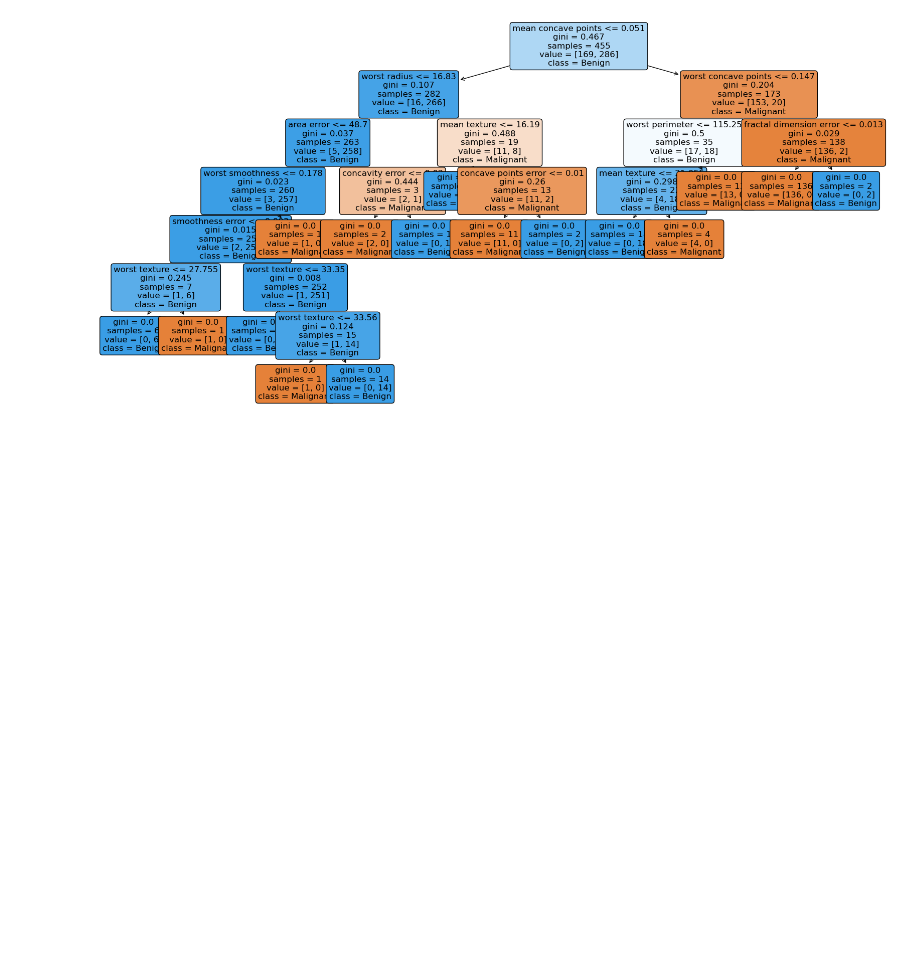
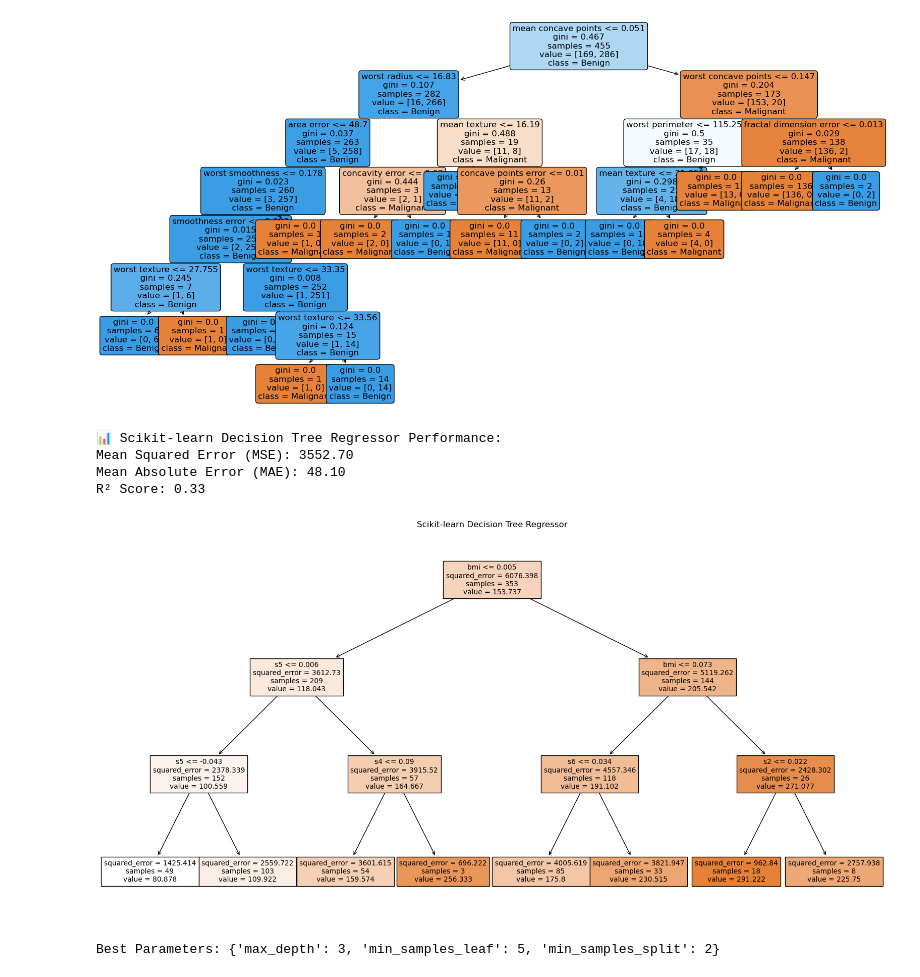
Before and after one commit to Liujiashu2018/decision_tree_from_scratch, a Jupyter notebook: decision_tree.ipynb, the cells around one changed output. Cells and saved outputs as stored; diff of their text form; code cells hidden in the pictures; blank space fills up the shorter version.

Commit message:
update model

```diff
--- a/classification_tree.ipynb
+++ b/decision_tree.ipynb
@@ -333,3 +339,58 @@ plot_tree(
 plt.show()
 # %% [output]
 [figure]
+# %%
+diabetes = load_diabetes()
+# print(pd.isna(diabetes)) # check NA values
+data_reg = pd.DataFrame(data=diabetes.data, columns=diabetes.feature_names)
+data_reg['target'] = diabetes.target
+# Split data into test and train
+X = data_reg.iloc[:, :-1]
+y = data_reg['target']
+X_train, X_test, y_train, y_test = train_test_split(X, y, test_size=0.2, random_state=42)
+# Prediction using Sklearn
+sklearn_tree = DecisionTreeRegressor(criterion='squared_error', max_depth=3, min_samples_split=2)
+sklearn_tree.fit(X_train, y_train)
+sklearn_predictions = sklearn_tree.predict(X_test)
+
+# Evaluate the model
+mse = mean_squared_error(y_test, sklearn_predictions)
+mae = mean_absolute_error(y_test, sklearn_predictions)
+r2 = r2_score(y_test, sklearn_predictions)
+
+print("\n📊 Scikit-learn Decision Tree Regressor Performance:")
+print(f"Mean Squared Error (MSE): {mse:.2f}")
+print(f"Mean Absolute Error (MAE): {mae:.2f}")
+print(f"R² Score: {r2:.2f}")
+
+# Visualize the Decision Tree
+plt.figure(figsize=(20, 10))
+plot_tree(sklearn_tree, feature_names=X_train.columns, filled=True)
+plt.title("Scikit-learn Decision Tree Regressor")
+plt.show()
+# %% [output]
+📊 Scikit-learn Decision Tree Regressor Performance:
+Mean Squared Error (MSE): 3552.70
+Mean Absolute Error (MAE): 48.10
+R² Score: 0.33
+[figure, added]
+# %%
+from sklearn.model_selection import GridSearchCV
+
+params = {
+    'max_depth': [3, 5, 10, None],
+    'min_samples_split': [2, 5, 10],
+    'min_samples_leaf': [1, 2, 5]
+}
+
+grid_search = GridSearchCV(
+    DecisionTreeRegressor(random_state=42),
+    param_grid=params,
+    scoring='r2',
+    cv=5
+)
+
+grid_search.fit(X_train, y_train)
+print("Best Parameters:", grid_search.best_params_)
+# %% [output]
+Best Parameters: {'max_depth': 3, 'min_samples_leaf': 5, 'min_samples_split': 2}
```
Also changed, not shown: parts of 4 cells of this notebook, 1 other file.
